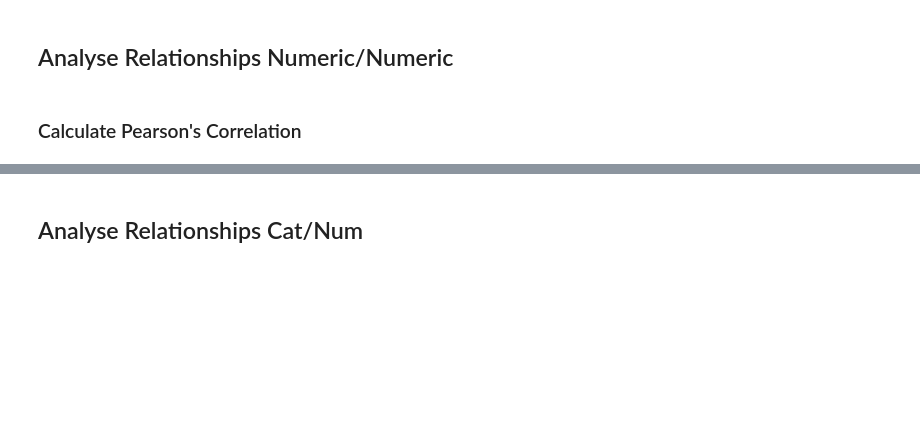
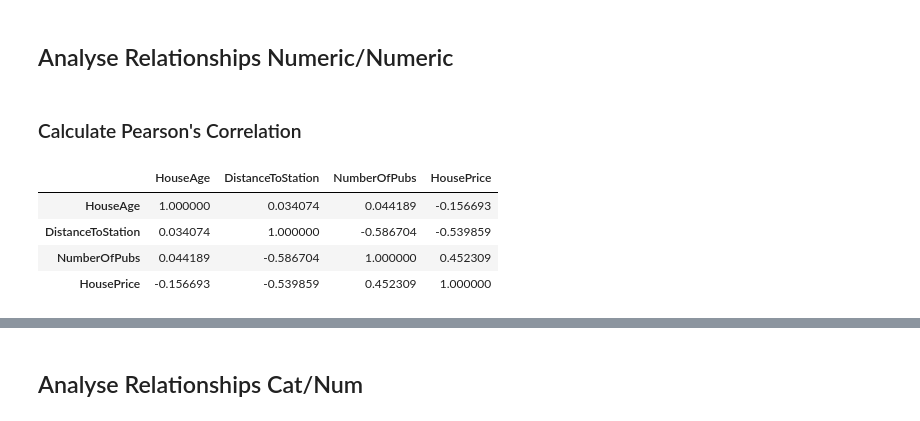
Before and after one commit to Nthies6624/HousePredictionAPI, a Jupyter notebook: Regression.ipynb, the cells around one changed output, grey strips where cells are left out. Drawn from its saved outputs; the diff is of its cells as text; code cells hidden in the pictures; blank space fills up the shorter version.

```diff
--- a/Regression.ipynb
+++ b/Regression.ipynb
@@ -346,3 +342,12 @@ plt.show()
 ## Analyse Relationships Numeric/Numeric
 # %% [markdown]
 ### Calculate Pearson's Correlation
+# %%
+# Calculate pearsons correlation
+train.select_dtypes(exclude='object').corr()
+# %% [output]
+|  | HouseAge | DistanceToStation | NumberOfPubs | HousePrice |
+| HouseAge | 1.000000 | 0.034074 | 0.044189 | -0.156693 |
+| DistanceToStation | 0.034074 | 1.000000 | -0.586704 | -0.539859 |
+| NumberOfPubs | 0.044189 | -0.586704 | 1.000000 | 0.452309 |
+| HousePrice | -0.156693 | -0.539859 | 0.452309 | 1.000000 |
```
Also changed, not shown: parts of 6 cells of this notebook.
